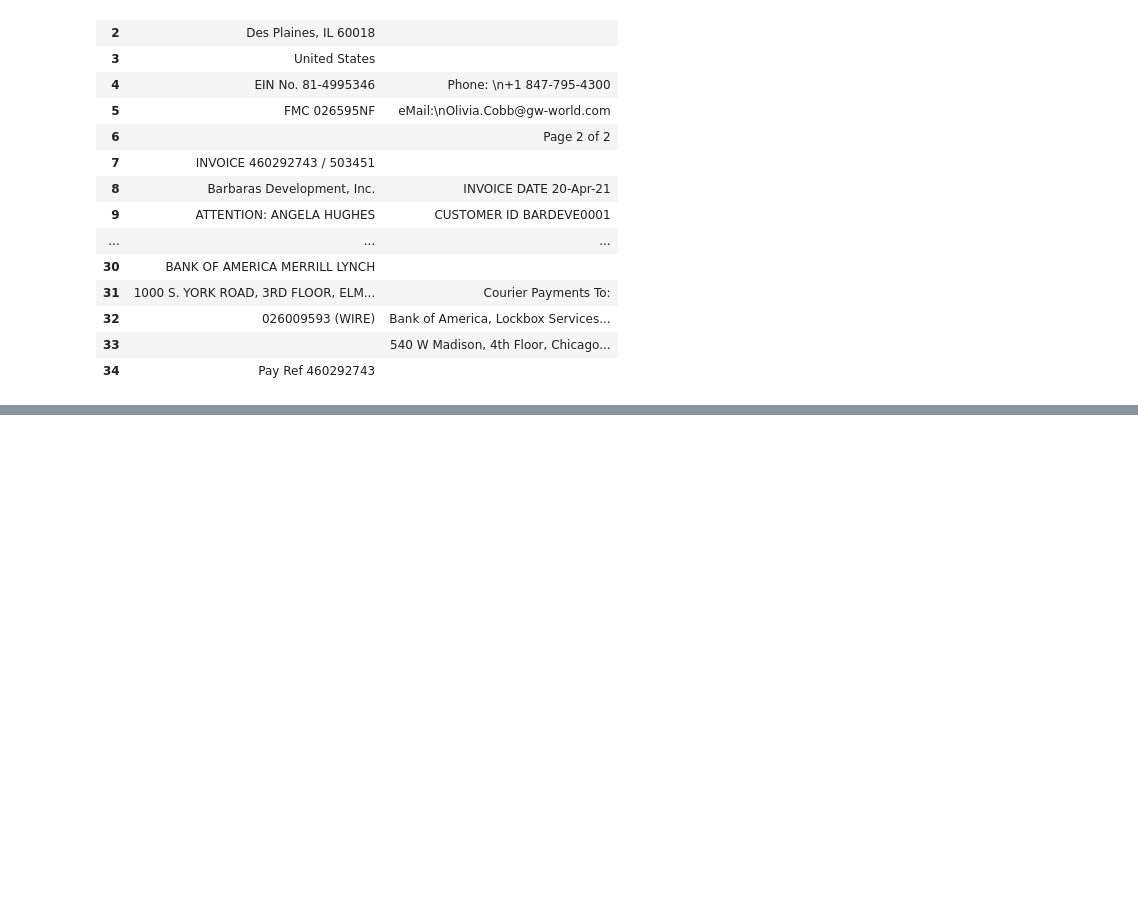
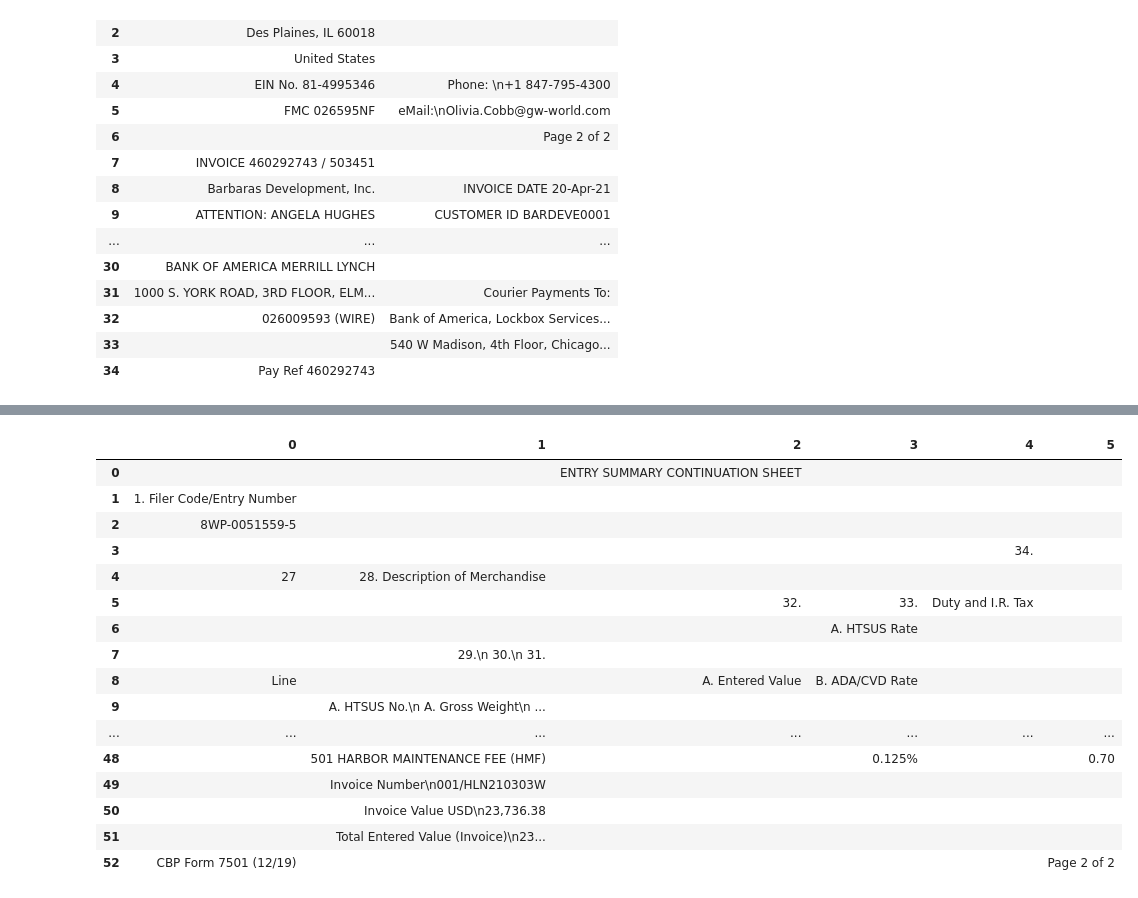
Before and after one commit to Xeneon341/weissscraper, a Jupyter notebook: PDF_Parsing_Playground042621.ipynb, the cells around one changed output, grey strips where cells are left out. Cells and saved outputs as stored; diff of their text form; code cells hidden in the pictures; blank space fills up the shorter version.

```diff
--- a/PDF_Parsing_Playground042621.ipynb
+++ b/PDF_Parsing_Playground042621.ipynb
@@ -121,0 +131,20 @@ camelot.plot(tables[4], kind='text')
+# %%
+tables[5].df
+# %% [output]
+|  | 0 | 1 | 2 | 3 | 4 | 5 |
+| 0 |  |  | ENTRY SUMMARY CONTINUATION SHEET |  |  |  |
+| 1 | 1. Filer Code/Entry Number |  |  |  |  |  |
+| 2 | 8WP-0051559-5 |  |  |  |  |  |
+| 3 |  |  |  |  | 34. |  |
+| 4 | 27 | 28. Description of Merchandise |  |  |  |  |
+| 5 |  |  | 32. | 33. | Duty and I.R. Tax |  |
+| 6 |  |  |  | A. HTSUS Rate |  |  |
+| 7 |  | 29.\n 30.\n 31. |  |  |  |  |
+| 8 | Line |  | A. Entered Value | B. ADA/CVD Rate |  |  |
+| 9 |  | A. HTSUS No.\n A. Gross Weight\n ... |  |  |  |  |
+| ... | ... | ... | ... | ... | ... | ... |
+| 48 |  | 501 HARBOR MAINTENANCE FEE (HMF) |  | 0.125% |  | 0.70 |
+| 49 |  | Invoice Number\n001/HLN210303W |  |  |  |  |
+| 50 |  | Invoice Value USD\n23,736.38 |  |  |  |  |
+| 51 |  | Total Entered Value (Invoice)\n23... |  |  |  |  |
+| 52 | CBP Form 7501 (12/19) |  |  |  |  | Page 2 of 2 |
```
Also changed, not shown: parts of 7 cells of this notebook.
